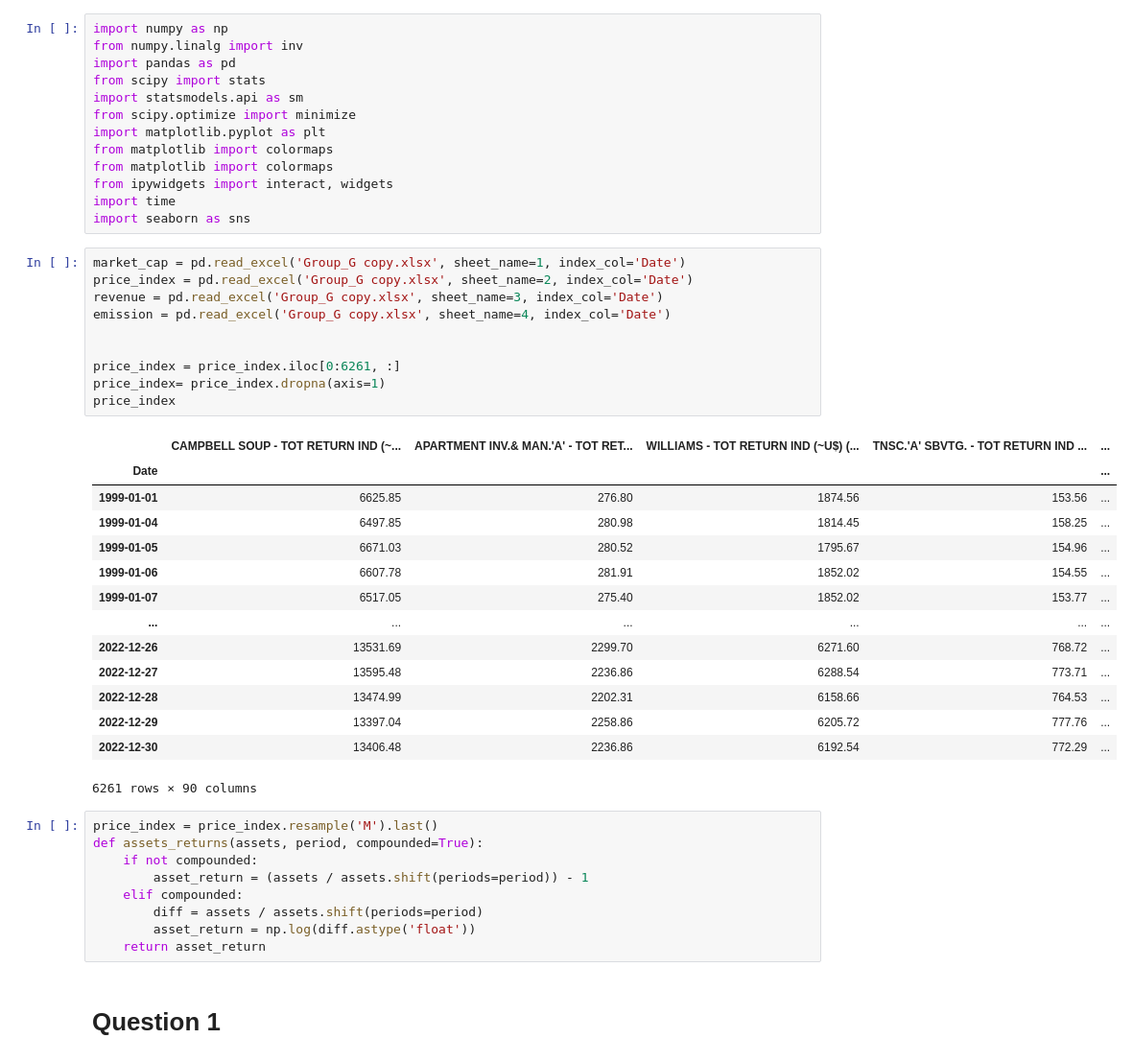
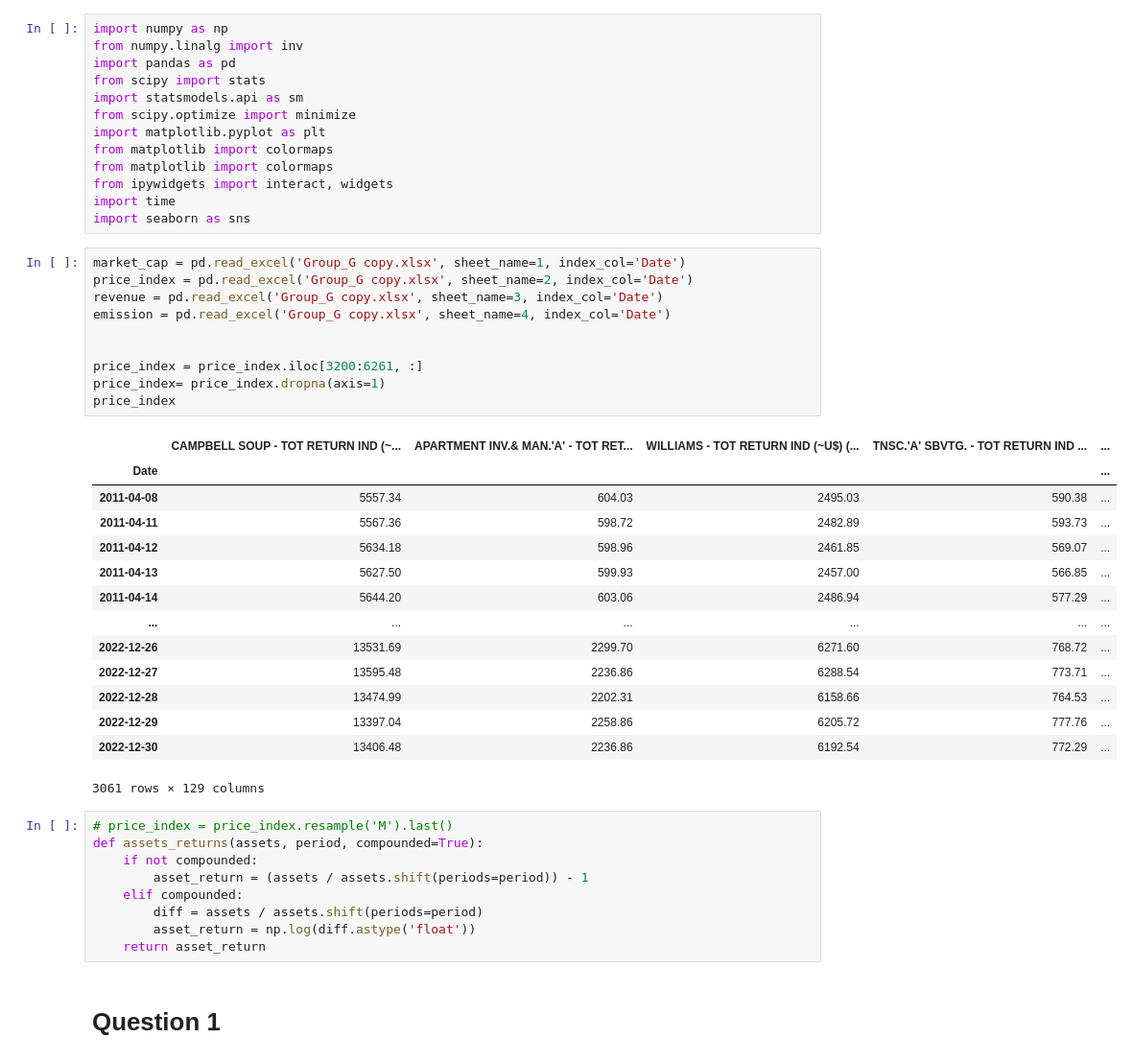
Before and after one commit to victoriawong1123/quant_asset, a Jupyter notebook: project_testing/Final_QARM_Projectcode.ipynb, the cells around one changed output. Shown at 96% size. Saved outputs shown, nothing was run; the diff lists cells and outputs as text.

```diff
--- a/project_testing/Final_QARM_Projectcode.ipynb
+++ b/project_testing/Final_QARM_Projectcode.ipynb
@@ -14,30 +14,30 @@ import seaborn as sns
 # %%
 market_cap = pd.read_excel('Group_G copy.xlsx', sheet_name=1, index_col='Date')
 price_index = pd.read_excel('Group_G copy.xlsx', sheet_name=2, index_col='Date')
 revenue = pd.read_excel('Group_G copy.xlsx', sheet_name=3, index_col='Date')
 emission = pd.read_excel('Group_G copy.xlsx', sheet_name=4, index_col='Date')
 
 
-price_index = price_index.iloc[0:6261, :]
+price_index = price_index.iloc[3200:6261, :]
 price_index= price_index.dropna(axis=1)
 price_index
 # %% [output]
 |  | CAMPBELL SOUP - TOT RETURN IND (~... | APARTMENT INV.& MAN.'A' - TOT RET... | WILLIAMS - TOT RETURN IND (~U$) (... | TNSC.'A' SBVTG. - TOT RETURN IND ... | ... |
 | Date |  |  |  |  | ... |
-| 1999-01-01 | 6625.85 | 276.80 | 1874.56 | 153.56 | ... |
-| 1999-01-04 | 6497.85 | 280.98 | 1814.45 | 158.25 | ... |
-| 1999-01-05 | 6671.03 | 280.52 | 1795.67 | 154.96 | ... |
-| 1999-01-06 | 6607.78 | 281.91 | 1852.02 | 154.55 | ... |
-| 1999-01-07 | 6517.05 | 275.40 | 1852.02 | 153.77 | ... |
+| 2011-04-08 | 5557.34 | 604.03 | 2495.03 | 590.38 | ... |
+| 2011-04-11 | 5567.36 | 598.72 | 2482.89 | 593.73 | ... |
+| 2011-04-12 | 5634.18 | 598.96 | 2461.85 | 569.07 | ... |
+| 2011-04-13 | 5627.50 | 599.93 | 2457.00 | 566.85 | ... |
+| 2011-04-14 | 5644.20 | 603.06 | 2486.94 | 577.29 | ... |
 | ... | ... | ... | ... | ... | ... |
 | 2022-12-26 | 13531.69 | 2299.70 | 6271.60 | 768.72 | ... |
 | 2022-12-27 | 13595.48 | 2236.86 | 6288.54 | 773.71 | ... |
 | 2022-12-28 | 13474.99 | 2202.31 | 6158.66 | 764.53 | ... |
 | 2022-12-29 | 13397.04 | 2258.86 | 6205.72 | 777.76 | ... |
 | 2022-12-30 | 13406.48 | 2236.86 | 6192.54 | 772.29 | ... |
-6261 rows × 90 columns
+3061 rows × 129 columns
 # %%
-price_index = price_index.resample('M').last()
+# price_index = price_index.resample('M').last()
 def assets_returns(assets, period, compounded=True):
     if not compounded:
         asset_return = (assets / assets.shift(periods=period)) - 1
```
Also changed, not shown: parts of 13 cells of this notebook.
